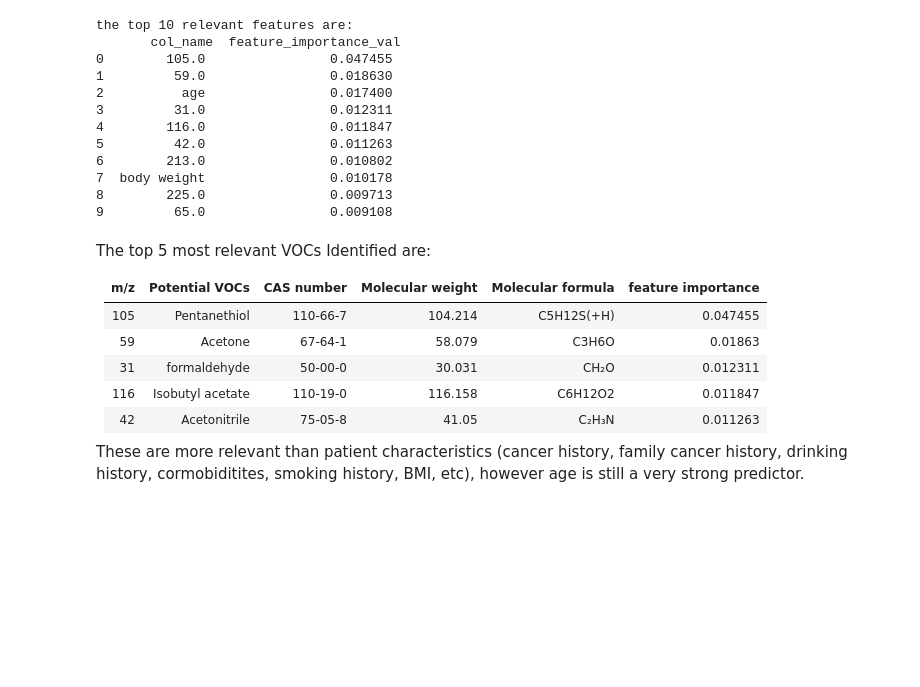
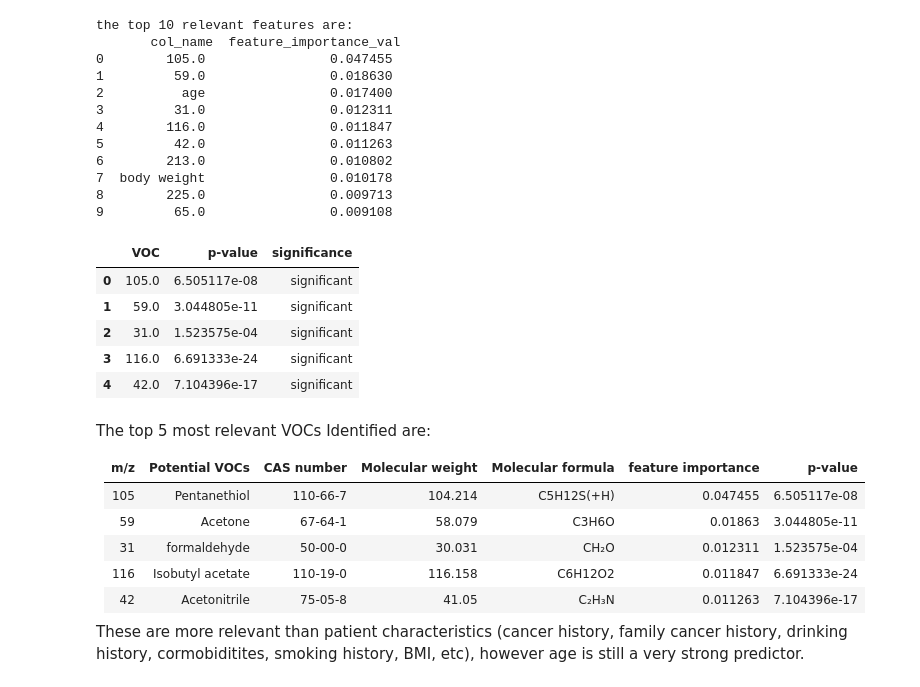
Before and after one commit to IgnacioFabietti/VOC_analysis, a Jupyter notebook: VOC_analysis.ipynb, the cells around one changed output. Saved outputs shown, nothing was run; the diff lists cells and outputs as text; code cells hidden in the pictures; blank space fills up the shorter version.

```diff
--- a/VOC_analysis.ipynb
+++ b/VOC_analysis.ipynb
@@ -1149,15 +1174,42 @@ the top 10 relevant features are:
 7  body weight                0.010178
 8        225.0                0.009713
 9         65.0                0.009108
+# %%
+# define top 5 features from SHAP
+top_5 = ['105.0', '59.0', '31.0', '116.0', '42.0']
+gc = []
+# define p-value
+p_val = 0.05
+for i in top_5:
+    # create benign and malignant samples
+    benign_ss_stats = X_Y_dataset[X_Y_dataset['Label']
+                                  == 1][i].reset_index(drop=True)
+    malignant_ss_stats = X_Y_dataset[X_Y_dataset['Label'] == 0][i].reset_index(
+        drop=True)
+    # perform Mann-Whitney U test
+    teset_mwu = mannwhitneyu(benign_ss_stats, malignant_ss_stats)
+    # reject ignificant if p-value is less than 0.05
+    significance = 'significant' if teset_mwu.pvalue < p_val else 'not significant'
+    gc.append([i, teset_mwu.pvalue, significance])
+# create dataframe
+stats_tests = pd.DataFrame(gc, columns=['VOC', 'p-value', 'significance'])
+display(stats_tests)
+# %% [output]
+|  | VOC | p-value | significance |
+| 0 | 105.0 | 6.505117e-08 | significant |
+| 1 | 59.0 | 3.044805e-11 | significant |
+| 2 | 31.0 | 1.523575e-04 | significant |
+| 3 | 116.0 | 6.691333e-24 | significant |
+| 4 | 42.0 | 7.104396e-17 | significant |
 # %% [markdown]
 The top 5 most relevant VOCs Identified are:
 
-| m/z | Potential VOCs   | CAS number | Molecular weight | Molecular formula | feature importance |
-| --- | ---------------- | ---------- | ---------------- | ----------------- | ------------------ |
-| 105 | Pentanethiol     | 110-66-7   | 104.214          | C5H12S(+H)        | 0.047455           |
-| 59  | Acetone          | 67-64-1    | 58.079           | C3H6O             | 0.01863            |
-| 31  | formaldehyde     |  50-00-0   | 30.031           | CH₂O              | 0.012311           |
-| 116 | Isobutyl acetate | 110-19-0   | 116.158          | C6H12O2           | 0.011847           |
-| 42  |  Acetonitrile    |  75-05-8   | 41.05            |  C₂H₃N            | 0.011263           |
+| m/z |  Potential VOCs  | CAS number | Molecular weight | Molecular formula | feature importance |    p-value   |
+| --- | ---------------- | ---------- | ---------------- | ----------------- | ------------------ | ------------ |
+| 105 |   Pentanethiol   |  110-66-7  |      104.214     |     C5H12S(+H)    |      0.047455      | 6.505117e-08 |
+|  59 |      Acetone     |   67-64-1  |      58.079      |       C3H6O       |       0.01863      | 3.044805e-11 |
+|  31 |   formaldehyde   |   50-00-0  |      30.031      |        CH₂O       |      0.012311      | 1.523575e-04 |
+| 116 | Isobutyl acetate |  110-19-0  |      116.158     |      C6H12O2      |      0.011847      | 6.691333e-24 |
+|  42 |   Acetonitrile   |   75-05-8  |       41.05      |       C₂H₃N       |      0.011263      | 7.104396e-17 |
 
 These are more relevant than patient characteristics (cancer history, family cancer history, drinking history, cormobiditites, smoking history, BMI, etc), however age is still a very strong predictor.
```
Also changed, not shown: parts of 9 cells of this notebook, 1 other file.
